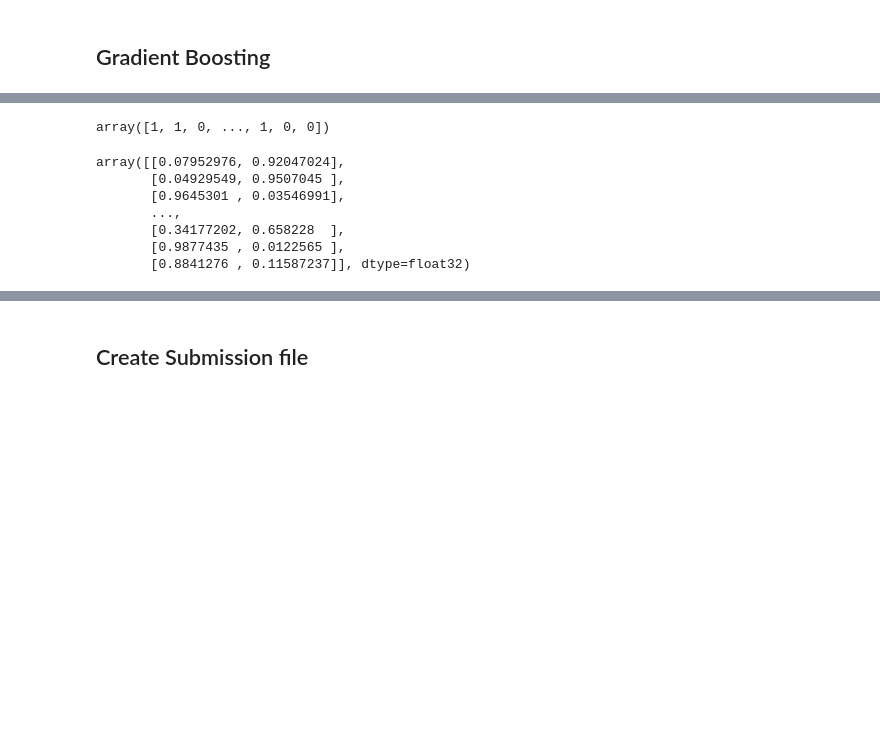
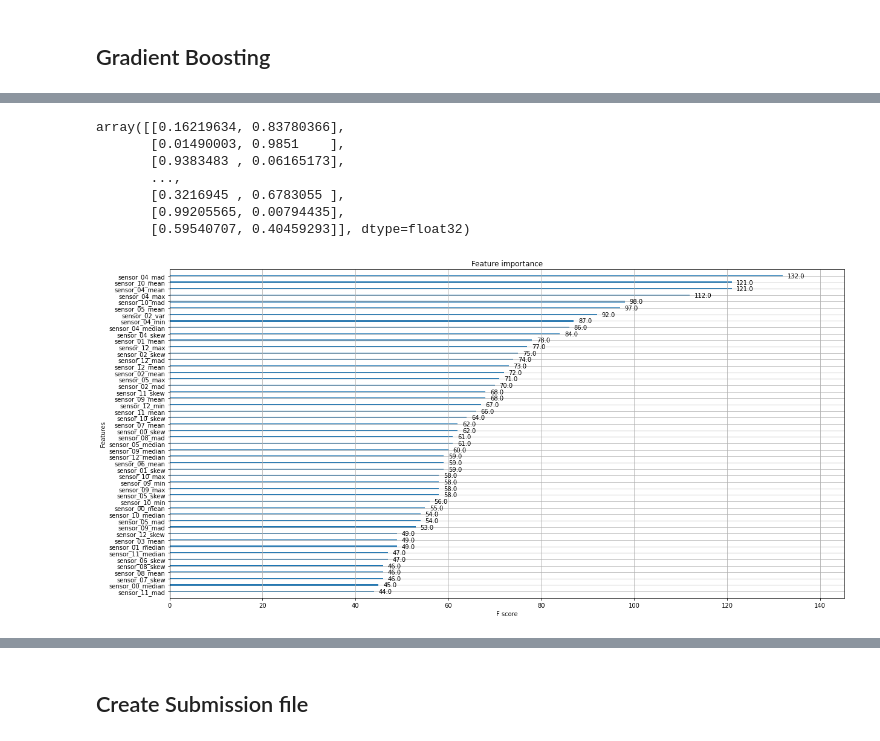
Before and after one commit to Kanaliha/Kaggle, a Jupyter notebook: Competitions/tabular-playground-series-apr-2022/tps-apr22-rookie-eda.ipynb, the cells around one changed output, grey strips where cells are left out. Drawn from its saved outputs; the diff is of its cells as text; code cells hidden in the pictures; blank space fills up the shorter version.

```diff
--- a/Competitions/tabular-playground-series-apr-2022/tps-apr22-rookie-eda.ipynb
+++ b/Competitions/tabular-playground-series-apr-2022/tps-apr22-rookie-eda.ipynb
@@ -111,9 +107,19 @@ Compute mean value for each sequence and each sensor.
-# %%
-def create_features(df):
-    out_df = df.groupby('sequence').agg(['mean', 'max', 'min', 'var', 'mad', 'sum', 'median'])
-    out_df.columns = ['_'.join(col).strip() for col in out_df.columns]
-
-    return out_df
+# %%
+def create_features(df):
+    df_copy = df.copy()
+    # inspired by: https://www.kaggle.com/code/hasanbasriakcay/tpsapr22-fe-pseudo-labels-baseline
+    df_copy['sensor_02_num'] = df_copy['sensor_02'] > -15
+    df_copy['sensor_02_num'] = df_copy['sensor_02'].astype(int)
+    df_copy['sensor_sum1'] = (df_copy['sensor_00'] + df_copy['sensor_09'] + df_copy['sensor_06'] + df_copy['sensor_01'])
+    df_copy['sensor_sum2'] = (df_copy['sensor_01'] + df_copy['sensor_11'] + df_copy['sensor_09'] + df_copy['sensor_06'] + df_copy['sensor_00'])
+    df_copy['sensor_sum3'] = (df_copy['sensor_03'] + df_copy['sensor_11'] + df_copy['sensor_07'])
+    df_copy['sensor_sum4'] = (df_copy['sensor_04'] + df_copy['sensor_10'])
+
+    out_df = df.groupby('sequence').agg(['mean', 'max', 'min', 'var', 'mad', 'sum', 'median','skew'])
+#     out_df = df_copy.groupby('sequence').agg(['mean','max'])
+    out_df.columns = ['_'.join(col).strip() for col in out_df.columns]
+
+    return out_df
 # %% [markdown]
 # Model
 # %% [markdown]
@@ -194,19 +203,25 @@ XGBClassifier(base_score=0.5, booster='gbtree', colsample_bylevel=1,
 # %%
 y_xgb = model_xgb.predict(X_test)
 
-display(y_xgb)
-submission['xgb'] = y_xgb # public score: 0.798
+#display(y_xgb)
+#submission['xgb'] = y_xgb
 
 y_xgb_proba = model_xgb.predict_proba(X_test)
 display(y_xgb_proba)
-submission['xgb_proba_0'] = y_xgb_proba[:,0] # public score: 0.123
-submission['xgb_proba_1'] = y_xgb_proba[:,1] # public score: 0.876
+#submission['xgb_proba_0'] = y_xgb_proba[:,0]
+submission['xgb_proba_1'] = y_xgb_proba[:,1]
 # %% [output]
-array([1, 1, 0, ..., 1, 0, 0])
+array([[0.16219634, 0.83780366],
+       [0.01490003, 0.9851    ],
+       [0.9383483 , 0.06165173],
+       ...,
+       [0.3216945 , 0.6783055 ],
+       [0.99205565, 0.00794435],
+       [0.59540707, 0.40459293]], dtype=float32)
-array([[0.07952976, 0.92047024],
-       [0.04929549, 0.9507045 ],
-       [0.9645301 , 0.03546991],
-       ...,
-       [0.34177202, 0.658228  ],
-       [0.9877435 , 0.0122565 ],
-       [0.8841276 , 0.11587237]], dtype=float32)
+# %%
+# show feature importance
+from xgboost import plot_importance
+plot_importance(model_xgb, max_num_features = 50)
+plt.show()
+# %% [output]
+[figure, added]
```
Also changed, not shown: parts of 7 cells of this notebook.
